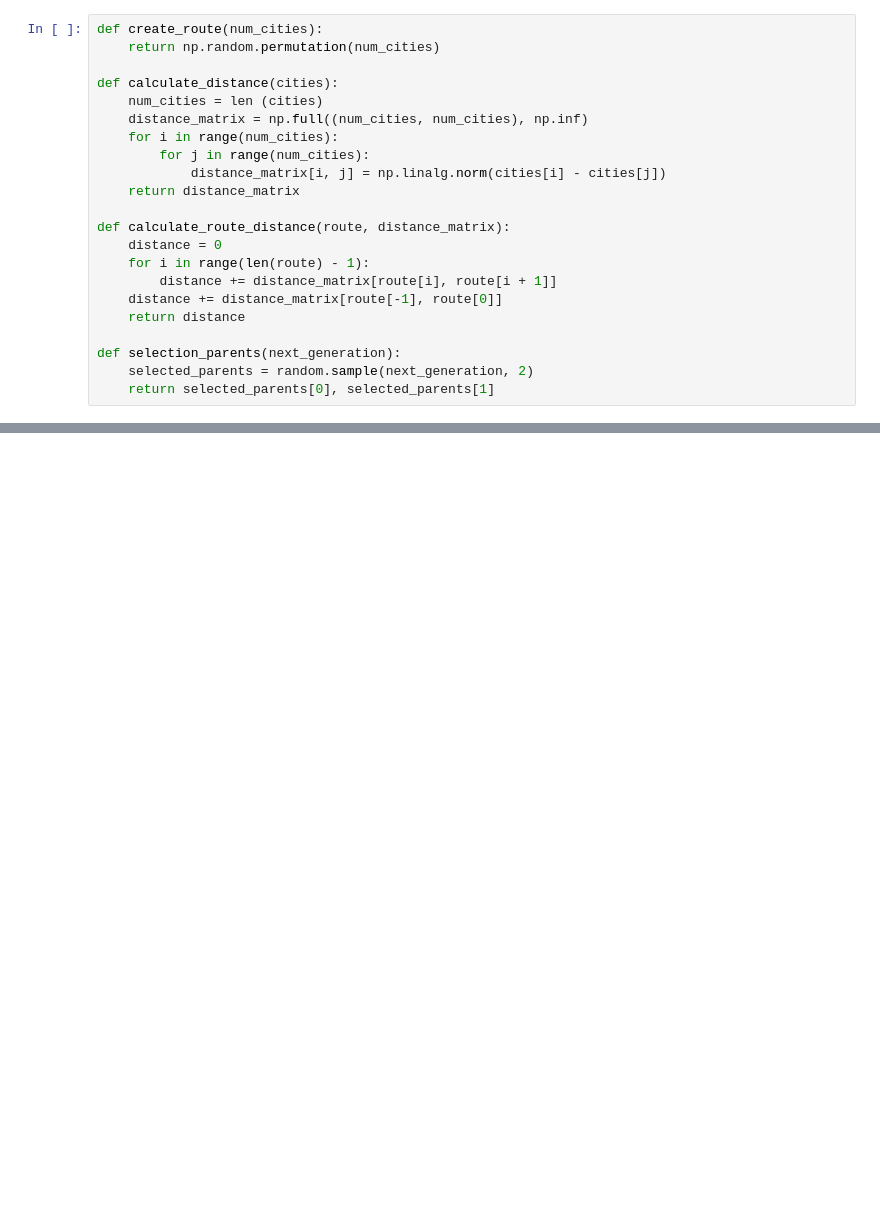
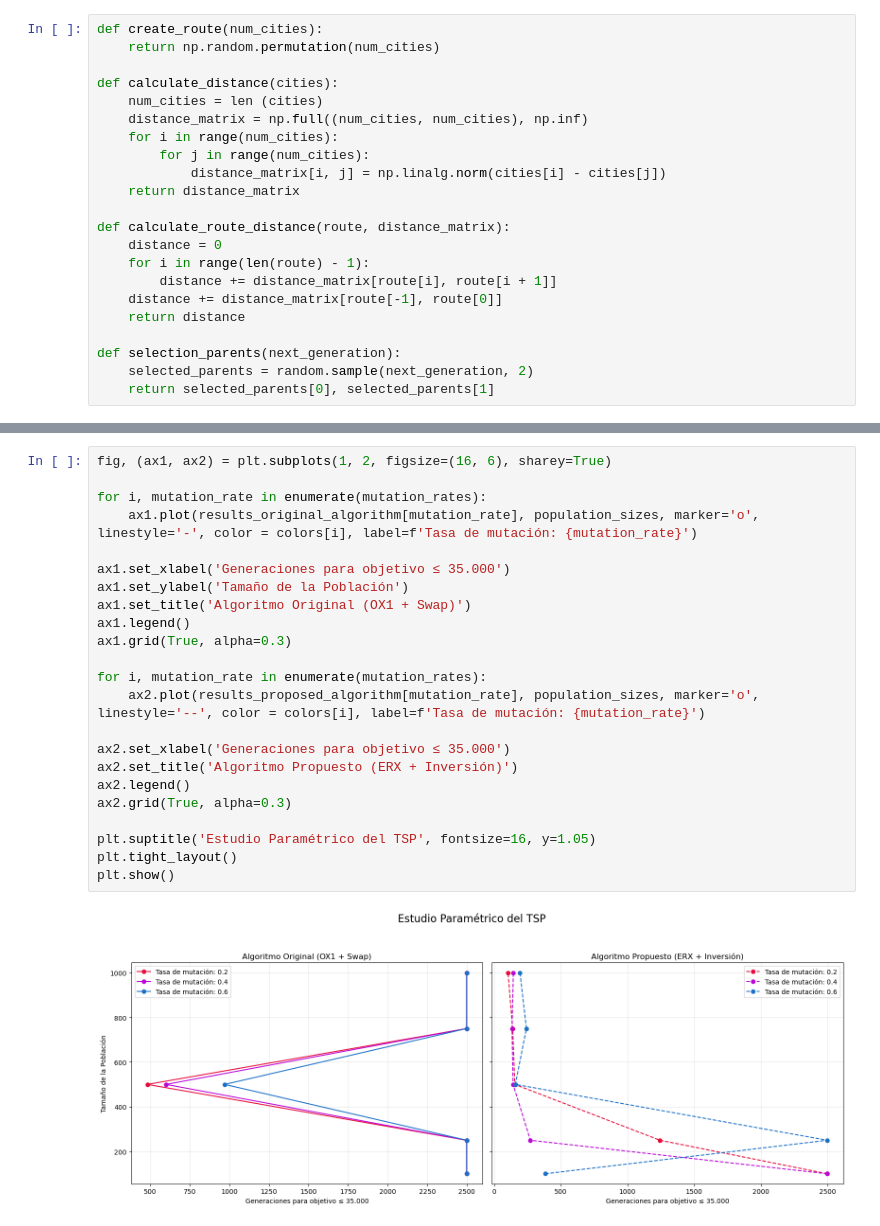
Before and after one commit to javierruanohdez/tsp-genetic-algorithm, a Jupyter notebook: TSP.ipynb, the cells around one changed output, grey strips where cells are left out. Drawn from its saved outputs; the diff is of its cells as text; blank space fills up the shorter version.

```diff
--- a/TSP.ipynb
+++ b/TSP.ipynb
@@ -178,0 +174,25 @@ plt.show()
+# %%
+fig, (ax1, ax2) = plt.subplots(1, 2, figsize=(16, 6), sharey=True)
+
+for i, mutation_rate in enumerate(mutation_rates):
+    ax1.plot(results_original_algorithm[mutation_rate], population_sizes, marker='o', linestyle='-', color = colors[i], label=f'Tasa de mutación: {mutation_rate}')
+
+ax1.set_xlabel('Generaciones para objetivo ≤ 35.000')
+ax1.set_ylabel('Tamaño de la Población')
+ax1.set_title('Algoritmo Original (OX1 + Swap)')
+ax1.legend()
+ax1.grid(True, alpha=0.3)
+
+for i, mutation_rate in enumerate(mutation_rates):
+    ax2.plot(results_proposed_algorithm[mutation_rate], population_sizes, marker='o', linestyle='--', color = colors[i], label=f'Tasa de mutación: {mutation_rate}')
+
+ax2.set_xlabel('Generaciones para objetivo ≤ 35.000')
+ax2.set_title('Algoritmo Propuesto (ERX + Inversión)')
+ax2.legend()
+ax2.grid(True, alpha=0.3)
+
+plt.suptitle('Estudio Paramétrico del TSP', fontsize=16, y=1.05)
+plt.tight_layout()
+plt.show()
+# %% [output]
+[figure, added]
```
Also changed, not shown: parts of 7 cells of this notebook, 1 other file.
